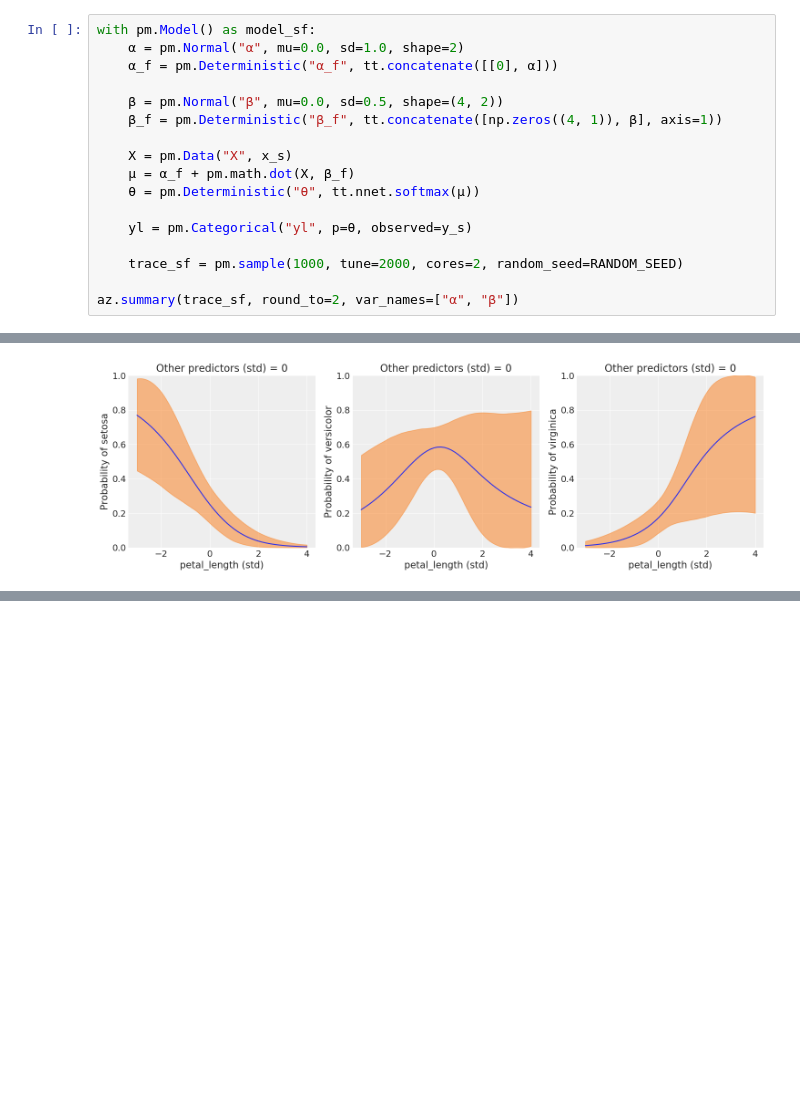
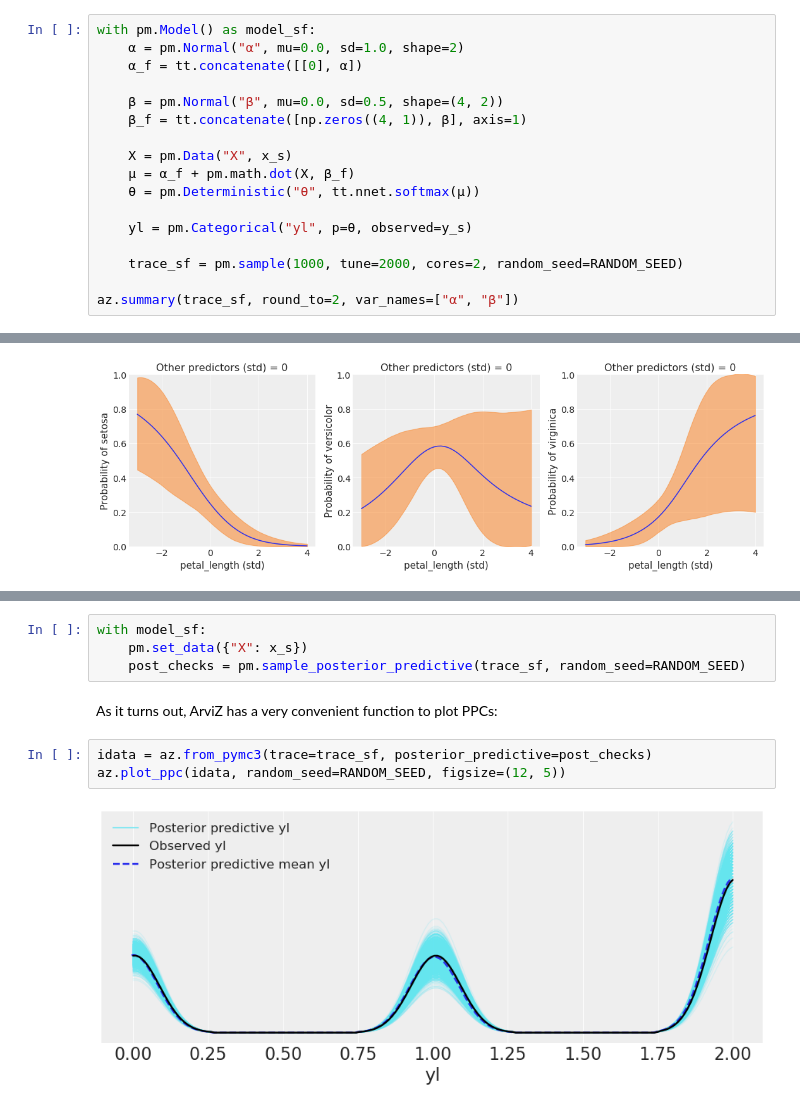
Before and after one commit to aloctavodia/BAP, a Jupyter notebook: extras/multinomial_ppcs.ipynb, the cells around one changed output, grey strips where cells are left out. Saved outputs shown, nothing was run; the diff lists cells and outputs as text; blank space fills up the shorter version.

Commit message:
Finished post pred checks & ran whole NB

```diff
--- a/extras/multinomial_ppcs.ipynb
+++ b/extras/multinomial_ppcs.ipynb
@@ -66,10 +55,10 @@ We could maybe regularize even more - in fact I encourage you to change the prio
 # %%
 with pm.Model() as model_sf:
     α = pm.Normal("α", mu=0.0, sd=1.0, shape=2)
-    α_f = pm.Deterministic("α_f", tt.concatenate([[0], α]))
+    α_f = tt.concatenate([[0], α])
 
     β = pm.Normal("β", mu=0.0, sd=0.5, shape=(4, 2))
-    β_f = pm.Deterministic("β_f", tt.concatenate([np.zeros((4, 1)), β], axis=1))
+    β_f = tt.concatenate([np.zeros((4, 1)), β], axis=1)
 
     X = pm.Data("X", x_s)
     μ = α_f + pm.math.dot(X, β_f)
@@ -166,0 +154,11 @@ predictor_seq = np.linspace([-3] * 4, [4] * 4)
+# %%
+with model_sf:
+    pm.set_data({"X": x_s})
+    post_checks = pm.sample_posterior_predictive(trace_sf, random_seed=RANDOM_SEED)
+# %% [markdown]
+As it turns out, ArviZ has a very convenient function to plot PPCs:
+# %%
+idata = az.from_pymc3(trace=trace_sf, posterior_predictive=post_checks)
+az.plot_ppc(idata, random_seed=RANDOM_SEED, figsize=(12, 5))
+# %% [output]
+[figure, added]
```
Also changed, not shown: parts of 16 cells of this notebook.
